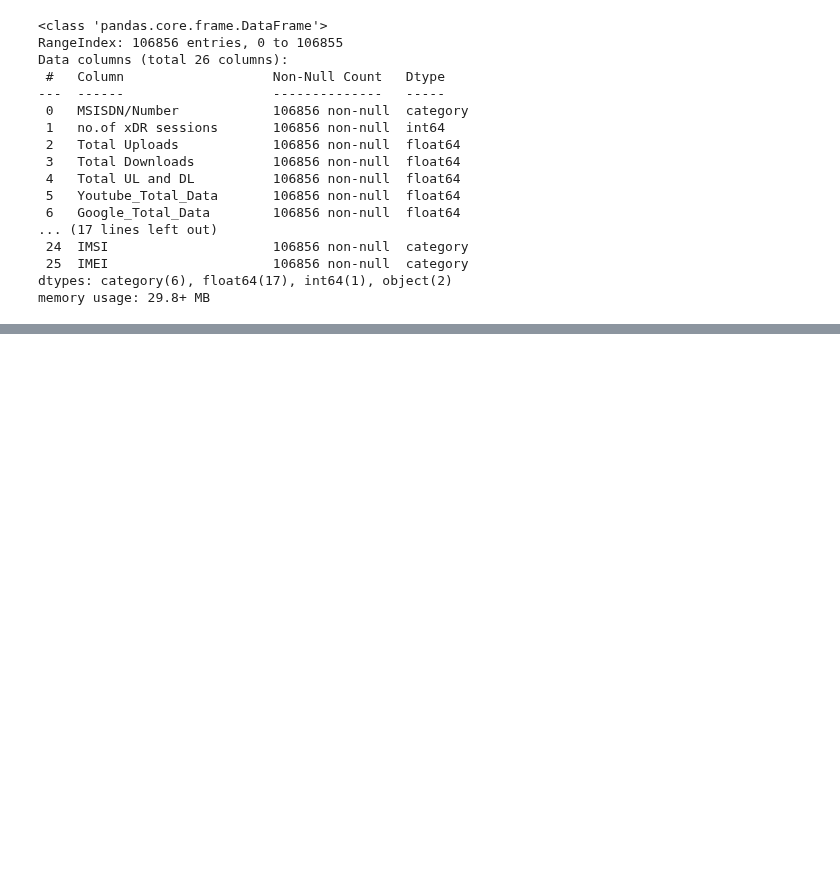
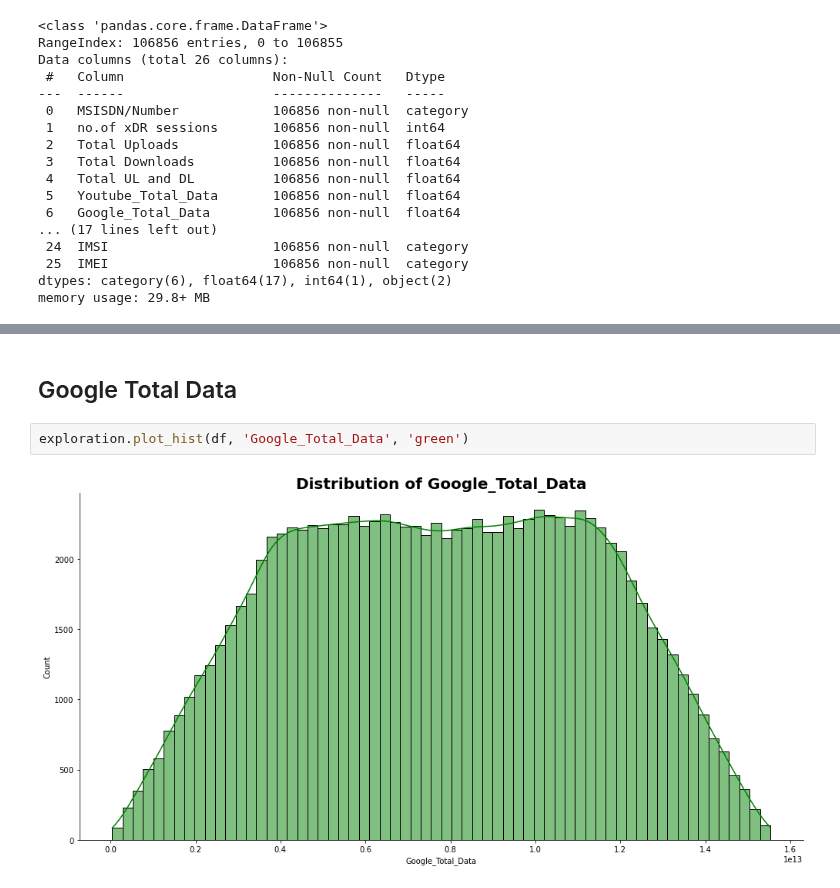
Before and after one commit to Abel-Blue/telecom-user-analytics, a Jupyter notebook: notebooks/data_exploration.ipynb, the cells around one changed output, grey strips where cells are left out. Cells and saved outputs as stored; diff of their text form; blank space fills up the shorter version.

```diff
--- a/notebooks/data_exploration.ipynb
+++ b/notebooks/data_exploration.ipynb
@@ -116,0 +170,6 @@ memory usage: 29.8+ MB
+# %% [markdown]
+## Google Total Data
+# %%
+exploration.plot_hist(df, 'Google_Total_Data', 'green')
+# %% [output]
+[figure, added]
```
Also changed, not shown: parts of 15 cells of this notebook.
